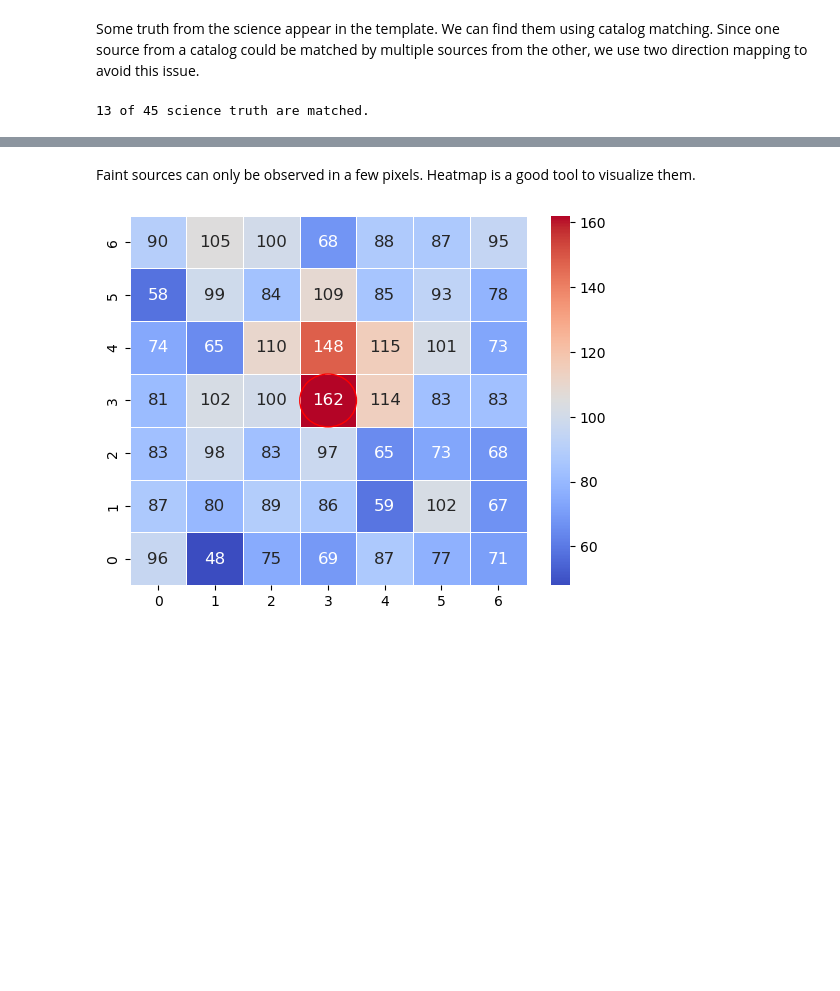
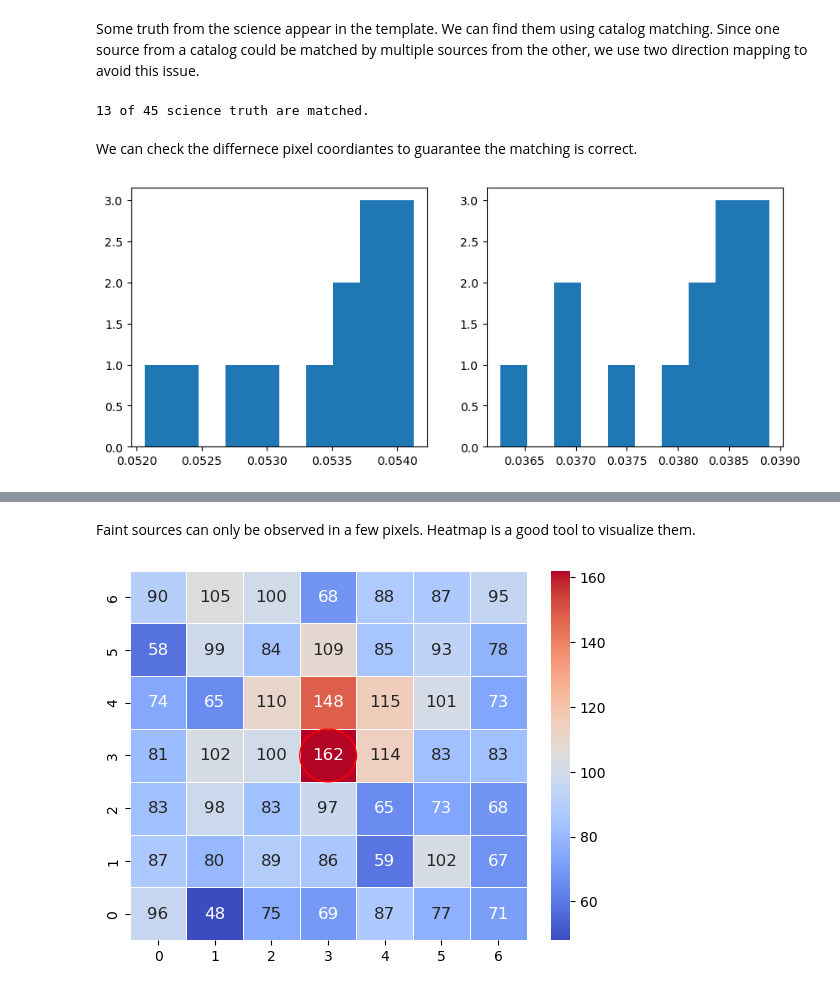
Before and after one commit to Roman-Supernova-PIT/detect_supernova, a Jupyter notebook: notebooks/Image_Visualization_And_Source_Matching.ipynb, the cells around one changed output, grey strips where cells are left out. Drawn from its saved outputs; the diff is of its cells as text; code cells hidden in the pictures; blank space fills up the shorter version.

```diff
--- a/notebooks/Image_Visualization_And_Source_Matching.ipynb
+++ b/notebooks/Image_Visualization_And_Source_Matching.ipynb
@@ -185,3 +185,12 @@ joined_truth = science_truth.merge(template_truth_matched, left_index=True, righ
 print(f'{joined_truth.matched_status.sum()} of {len(joined_truth)} science truth are matched.')
 # %% [output]
 13 of 45 science truth are matched.
+# %% [markdown]
+We can check the differnece pixel coordiantes to guarantee the matching is correct.
+# %%
+matched_truth = joined_truth[joined_truth.matched_status].copy().reset_index(drop=True)
+fig, ax = plt.subplots(1, 2, figsize=(10, 4))
+ax[0].hist(matched_truth.x_in_science_from_science - matched_truth.x_in_science_from_template)
+ax[1].hist(matched_truth.y_in_science_from_science - matched_truth.y_in_science_from_template);
+# %% [output]
+[figure, added]
```
Also changed, not shown: parts of 4 cells of this notebook.
